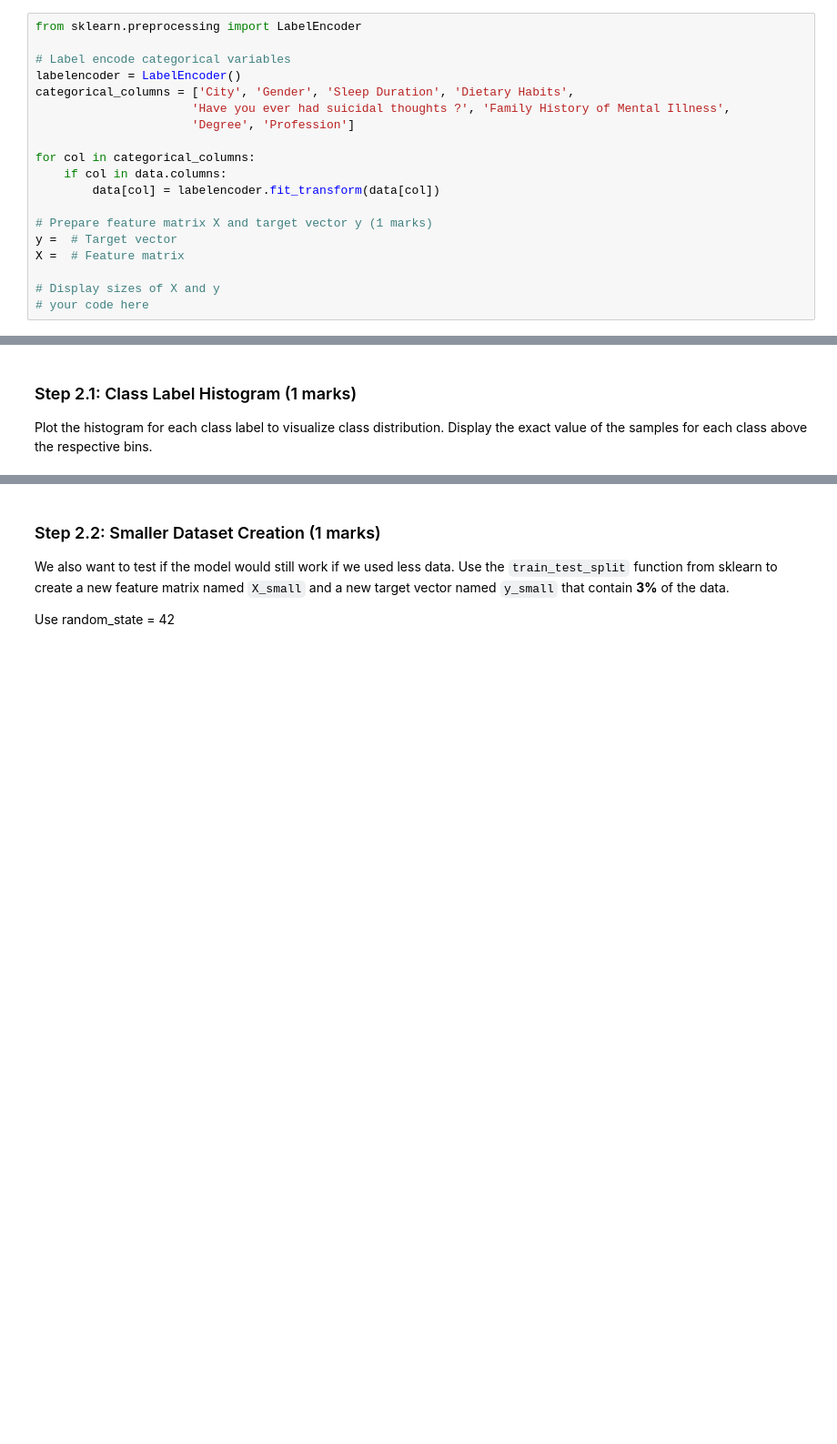
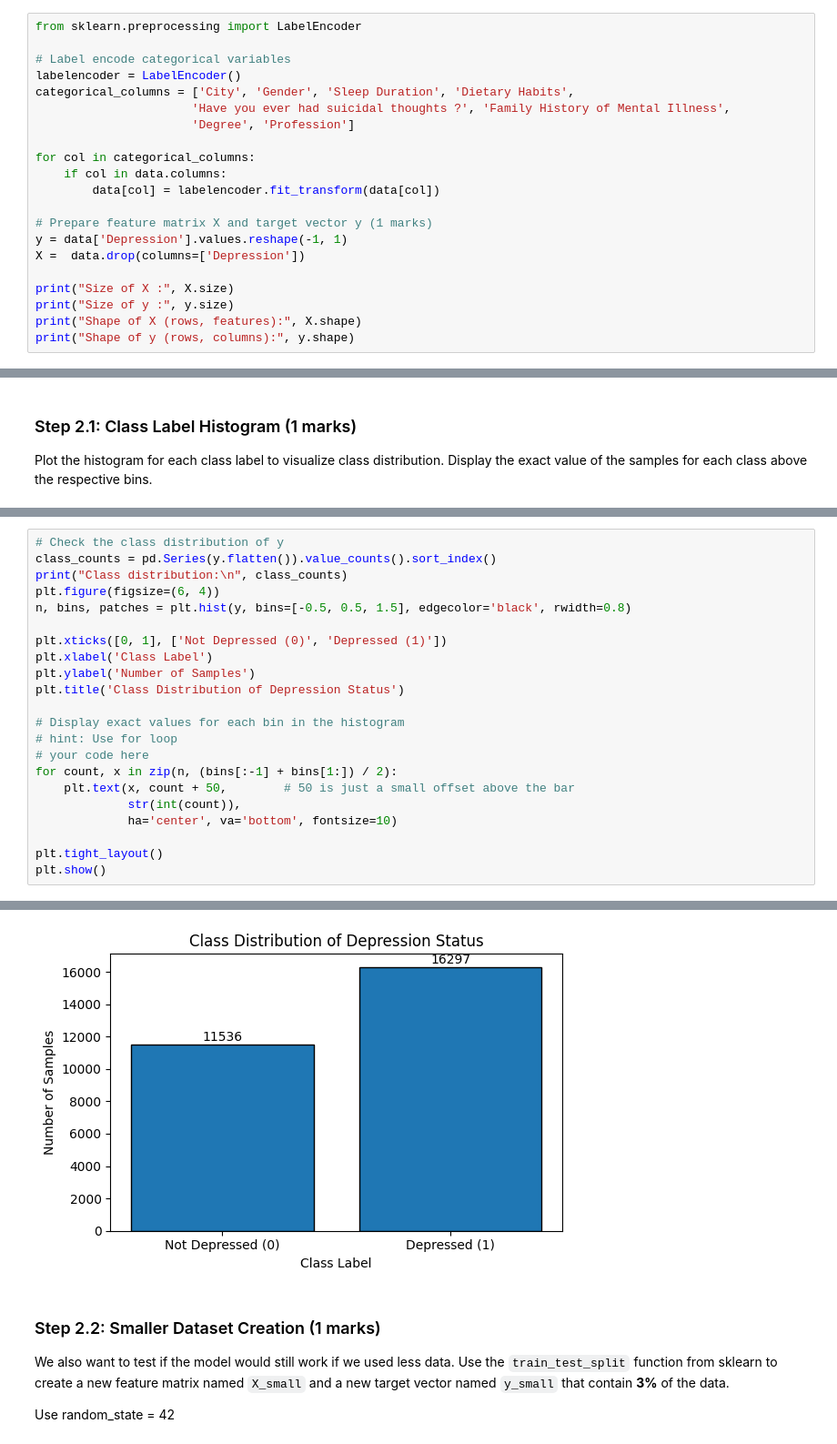
Before and after one commit to MuhammadHamzaKhanAfridi/ENGG680_Fall_2025, a Jupyter notebook: Lab Assignment 2/Assignment2_Upload (1).ipynb, the cells around one changed output, grey strips where cells are left out. Shown: that part at 91% size. Saved outputs shown, nothing was run; the diff lists cells and outputs as text; blank space fills up the shorter version.

```diff
--- a/Lab Assignment 2/Assignment2_Upload (1).ipynb
+++ b/Lab Assignment 2/Assignment2_Upload (1).ipynb
@@ -778,8 +885,10 @@ for col in categorical_columns:
         data[col] = labelencoder.fit_transform(data[col])
 
 # Prepare feature matrix X and target vector y (1 marks)
-y =  # Target vector
-X =  # Feature matrix
+y = data['Depression'].values.reshape(-1, 1)
+X =  data.drop(columns=['Depression'])
 
-# Display sizes of X and y
-# your code here
+print("Size of X :", X.size)
+print("Size of y :", y.size)
+print("Shape of X (rows, features):", X.shape)
+print("Shape of y (rows, columns):", y.shape)
@@ -799,0 +904,23 @@ plt.show()
+# %%
+# Check the class distribution of y
+class_counts = pd.Series(y.flatten()).value_counts().sort_index()
+print("Class distribution:\n", class_counts)
+plt.figure(figsize=(6, 4))
+n, bins, patches = plt.hist(y, bins=[-0.5, 0.5, 1.5], edgecolor='black', rwidth=0.8)
+
+plt.xticks([0, 1], ['Not Depressed (0)', 'Depressed (1)'])
+plt.xlabel('Class Label')
+plt.ylabel('Number of Samples')
+plt.title('Class Distribution of Depression Status')
+
+# Display exact values for each bin in the histogram
+# hint: Use for loop
+# your code here
+for count, x in zip(n, (bins[:-1] + bins[1:]) / 2):
+    plt.text(x, count + 50,        # 50 is just a small offset above the bar
+             str(int(count)),
+             ha='center', va='bottom', fontsize=10)
+
+plt.tight_layout()
+plt.show()
+# %% [output]
@@ -800,3 +931,4 @@ plt.show()
+[figure, added]
 # %% [markdown]
 ### Step 2.2: Smaller Dataset Creation (1 marks)
 
```
Also changed, not shown: parts of 28 cells of this notebook.
